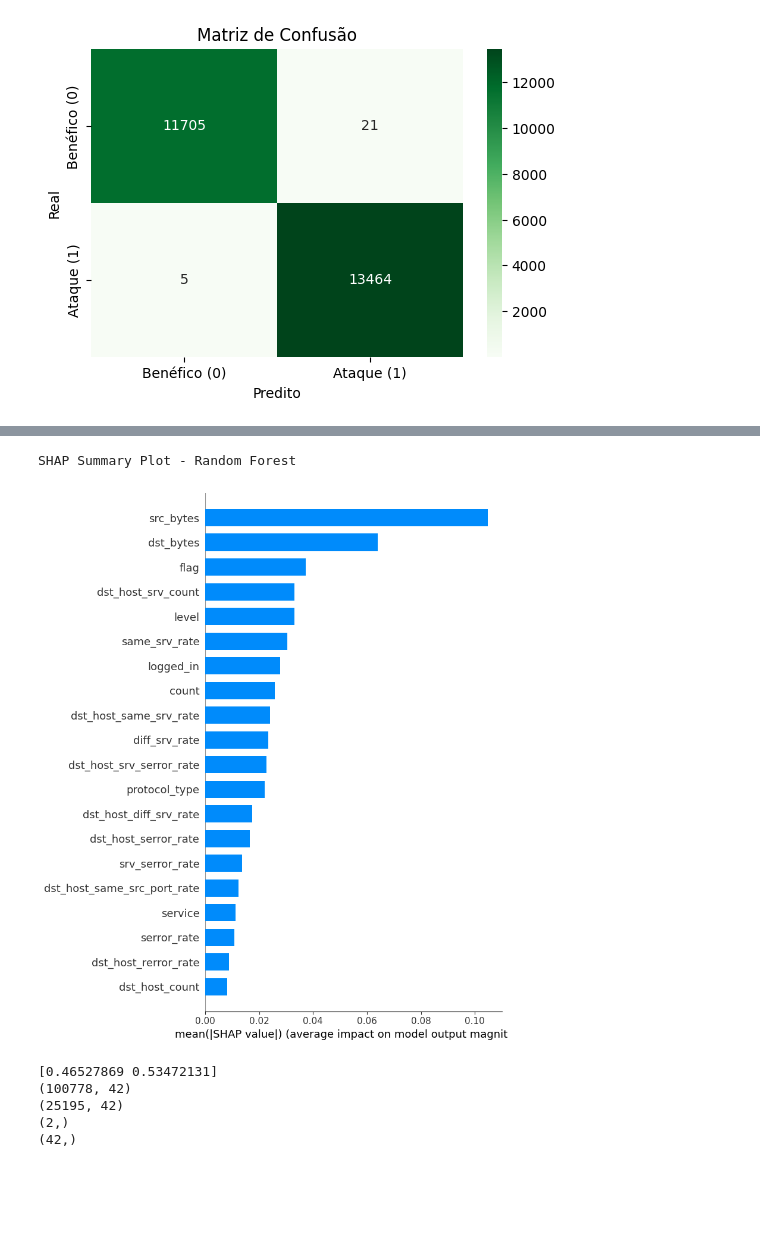
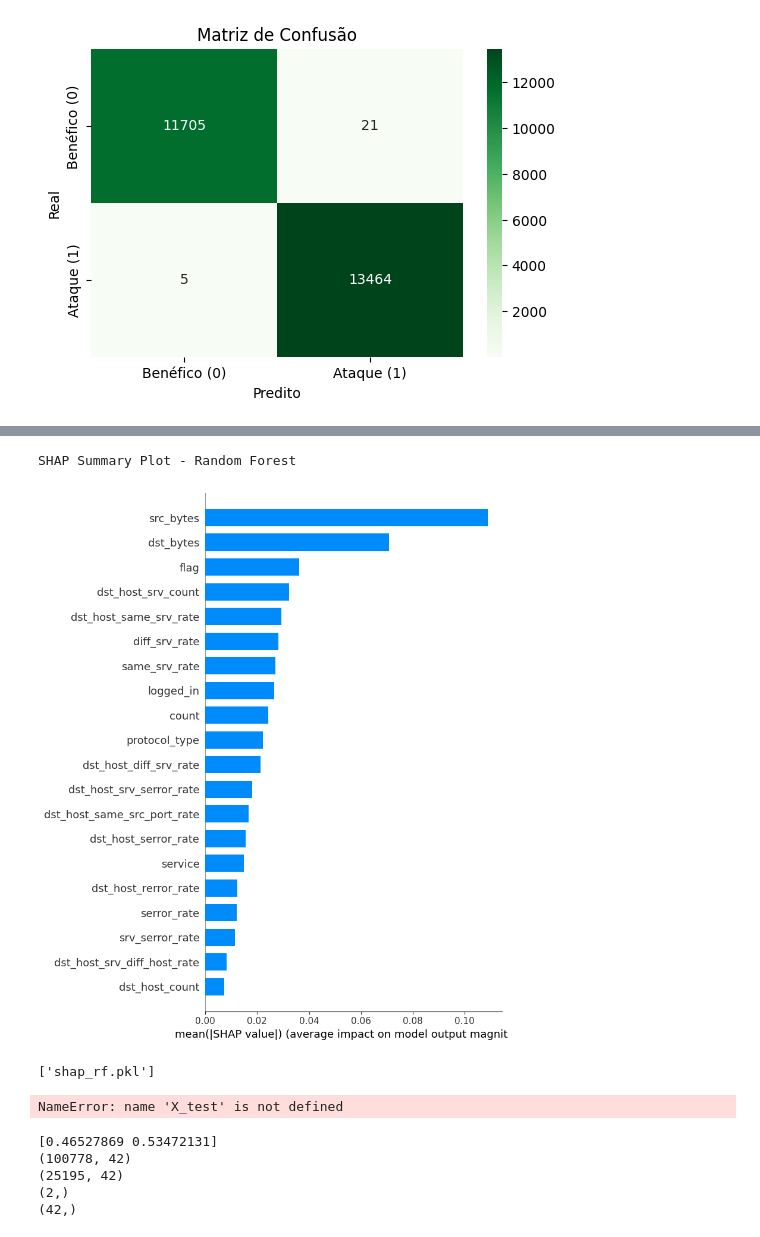
Before and after one commit to matheusbus/xai-in-ids, a Jupyter notebook: experiments/random_forest/RF_NSL_KDD.ipynb, the cells around one changed output, grey strips where cells are left out. Saved outputs shown, nothing was run; the diff lists cells and outputs as text; code cells hidden in the pictures; blank space fills up the shorter version.

Commit message:
feat(xai): shap implemented and analysis

```diff
--- a/experiments/random_forest/RF_NSL_KDD.ipynb
+++ b/experiments/random_forest/RF_NSL_KDD.ipynb
@@ -621,13 +613,26 @@ explainer = shap.TreeExplainer(rf)
 shap_values = explainer.shap_values(X_test)
 # %%
-shap_values_normal = shap_values[:, :, 1]
-shap_values_attack = shap_values[:, :, 0]
+shap_values_normal = shap_values[:, :, 0]
+shap_values_normal2 = shap_values2[:, :, 0]
+shap_values_attack = shap_values[:, :, 1]
+shap_values_attack2 = shap_values2[:, :, 1]
 
 # Summary plot - importância global
 print("SHAP Summary Plot - Random Forest")
-shap.summary_plot(
-    shap_values_normal, X_test, plot_type="bar", feature_names=X_test.columns
-)
+shap.summary_plot(shap_values_attack2, X_test, plot_type="bar", feature_names=X_test.columns)
+# shap.summary_plot(shap_values, X_test)
+# shap.summary_plot(shap_values2, X_test)
 # %% [output]
 SHAP Summary Plot - Random Forest
-[figure, old version]
+[figure, new version]
+# %%
+import joblib
+
+joblib.dump({
+    "model": "RF",
+    "shap_values": shap_values_attack,
+    "X_test": X_test,
+    "features": X_test.columns.tolist()
+}, "shap_rf.pkl")
+# %% [output]
+['shap_rf.pkl']
@@ -634,3 +642,14 @@ SHAP Summary Plot - Random Forest
+# %%
+X_test_scaled_df = pd.DataFrame(X_test, columns=X_test.columns.tolist())
+
+shap.plots.force(
+    explainer.expected_value,
+    shap_values[10],                  # ou shap_values[1][10] se shap_values for uma lista
+    X_test_scaled_df.iloc[10],
+    matplotlib=True
+)
+# %% [output]
+NameError: name 'X_test' is not defined
 # %%
 # Selecionar uma instância aleatória do teste
 i = 0  # ou qualquer índice
```
Also changed, not shown: parts of 6 cells of this notebook, 10 other files.
